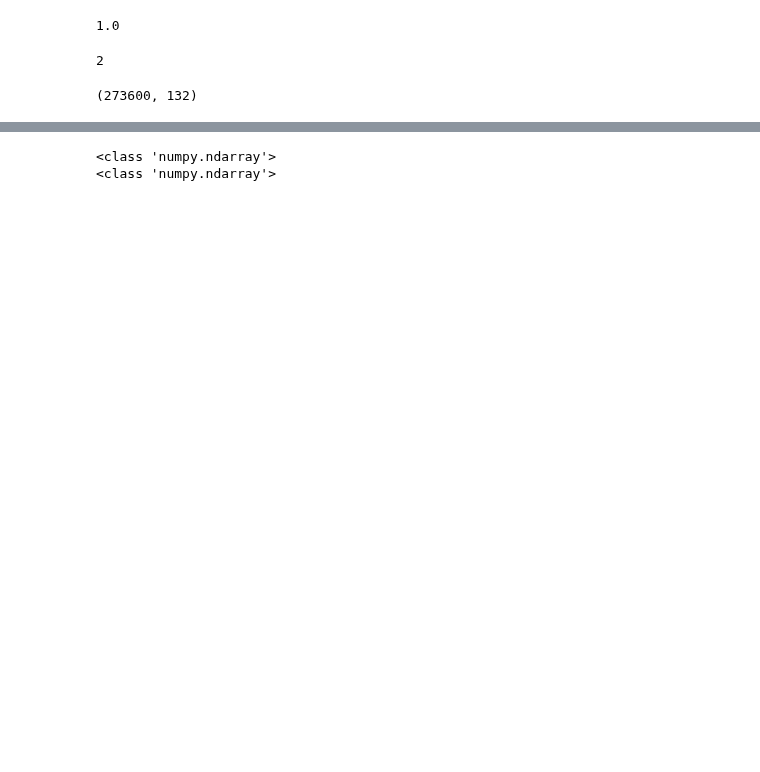
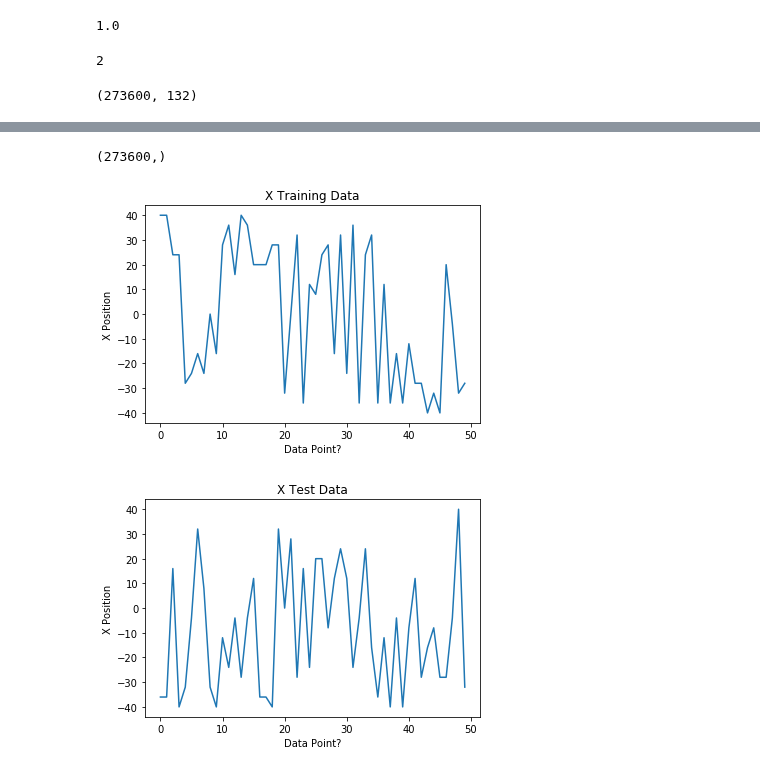
Before and after one commit to krober4771/O-PPAC-REU-2020, a Jupyter notebook: O-PPAC first neural network.ipynb, the cells around one changed output, grey strips where cells are left out. Drawn from its saved outputs; the diff is of its cells as text; code cells hidden in the pictures; blank space fills up the shorter version.

```diff
--- a/O-PPAC first neural network.ipynb
+++ b/O-PPAC first neural network.ipynb
@@ -174,14 +174,9 @@ predictions = FCNN_model.predict(test_data)
 x_pred = predictions[:,0]
 y_pred = predictions[:,1]
 
-print(type(x_pred))
-print(type(x_test))
 
 x_test1 = [i[0] for i in test_labels]
 y_test1 = [i[1] for i in test_labels]
 
 x_test = np.array(x_test1)
 y_test = np.array(y_test1)
-# %% [output]
-<class 'numpy.ndarray'>
-<class 'numpy.ndarray'>
@@ -187,0 +189,33 @@ y_test = np.array(y_test1)
+# %%
+print(x_train.shape)
+# %% [output]
+(273600,)
+# %%
+train_histogram_x = []
+for i in range(50):
+    train_histogram_x.append([x_train[i]])
+np.array(train_histogram_x)
+
+#set_size(5,3)
+#plt.axis([0, 132, 0, 160])
+plt.title('X Training Data')
+plt.xlabel('Data Point?')
+plt.ylabel('X Position')
+plt.plot(train_histogram_x)
+plt.show()
+
+test_histogram_x = []
+for i in range(50):
+    test_histogram_x.append([x_test[i]])
+np.array(test_histogram_x)
+
+#set_size(5,3)
+#plt.axis([0, 132, 0, 160])
+plt.title('X Test Data')
+plt.xlabel('Data Point?')
+plt.ylabel('X Position')
+plt.plot(test_histogram_x)
+plt.show()
+# %% [output]
+[figure, added]
+[figure, added]
```
Also changed, not shown: parts of 12 cells of this notebook.
